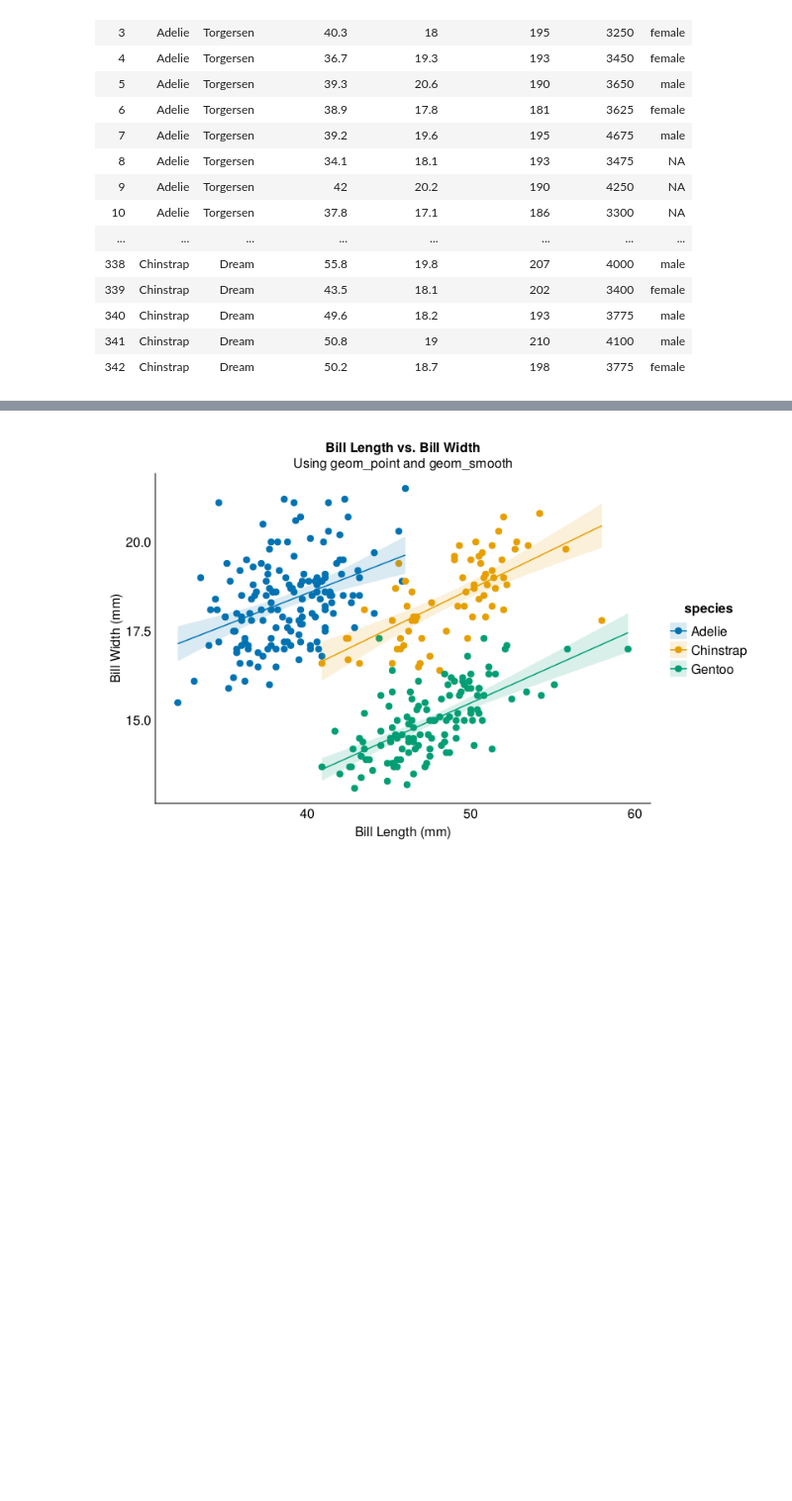
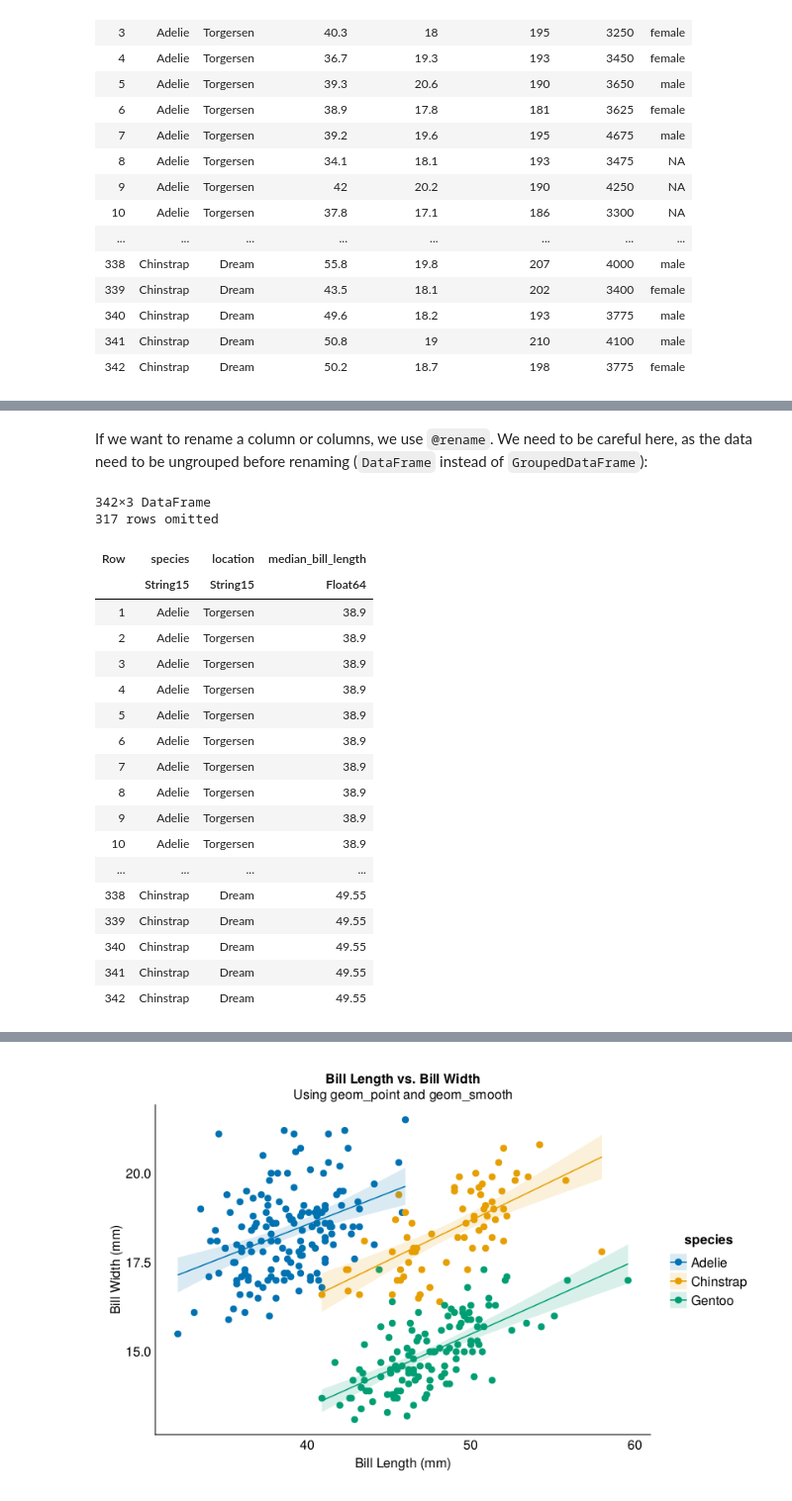
Before and after one commit to chlazaris/Julia_for_DS, a Jupyter notebook: Julia_Tidier.ipynb, the cells around one changed output, grey strips where cells are left out. Shown at 99% size. Cells and saved outputs as stored; diff of their text form; code cells hidden in the pictures; blank space fills up the shorter version.

```diff
--- a/Julia_Tidier.ipynb
+++ b/Julia_Tidier.ipynb
@@ -294,0 +328,28 @@ penguins_non_missing.bill_depth_mm = parse.(Float64, penguins_non_missing.bill_d
+# %% [markdown]
+If we want to rename a column or columns, we use `@rename`. We need to be careful here, as the data need to be ungrouped before renaming (`DataFrame` instead of `GroupedDataFrame`):
+# %%
+median_bill_length = @chain median_bill_length_per_species_island begin
+    @ungroup
+    @rename(location = island, median_bill_length = median_bill_length_mm)
+end
+# %% [output]
+342×3 DataFrame
+317 rows omitted
+| Row | species | location | median_bill_length |
+|  | String15 | String15 | Float64 |
+| 1 | Adelie | Torgersen | 38.9 |
+| 2 | Adelie | Torgersen | 38.9 |
+| 3 | Adelie | Torgersen | 38.9 |
+| 4 | Adelie | Torgersen | 38.9 |
+| 5 | Adelie | Torgersen | 38.9 |
+| 6 | Adelie | Torgersen | 38.9 |
+| 7 | Adelie | Torgersen | 38.9 |
+| 8 | Adelie | Torgersen | 38.9 |
+| 9 | Adelie | Torgersen | 38.9 |
+| 10 | Adelie | Torgersen | 38.9 |
+| ... | ... | ... | ... |
+| 338 | Chinstrap | Dream | 49.55 |
+| 339 | Chinstrap | Dream | 49.55 |
+| 340 | Chinstrap | Dream | 49.55 |
+| 341 | Chinstrap | Dream | 49.55 |
+| 342 | Chinstrap | Dream | 49.55 |
```
Also changed, not shown: parts of 8 cells of this notebook.
